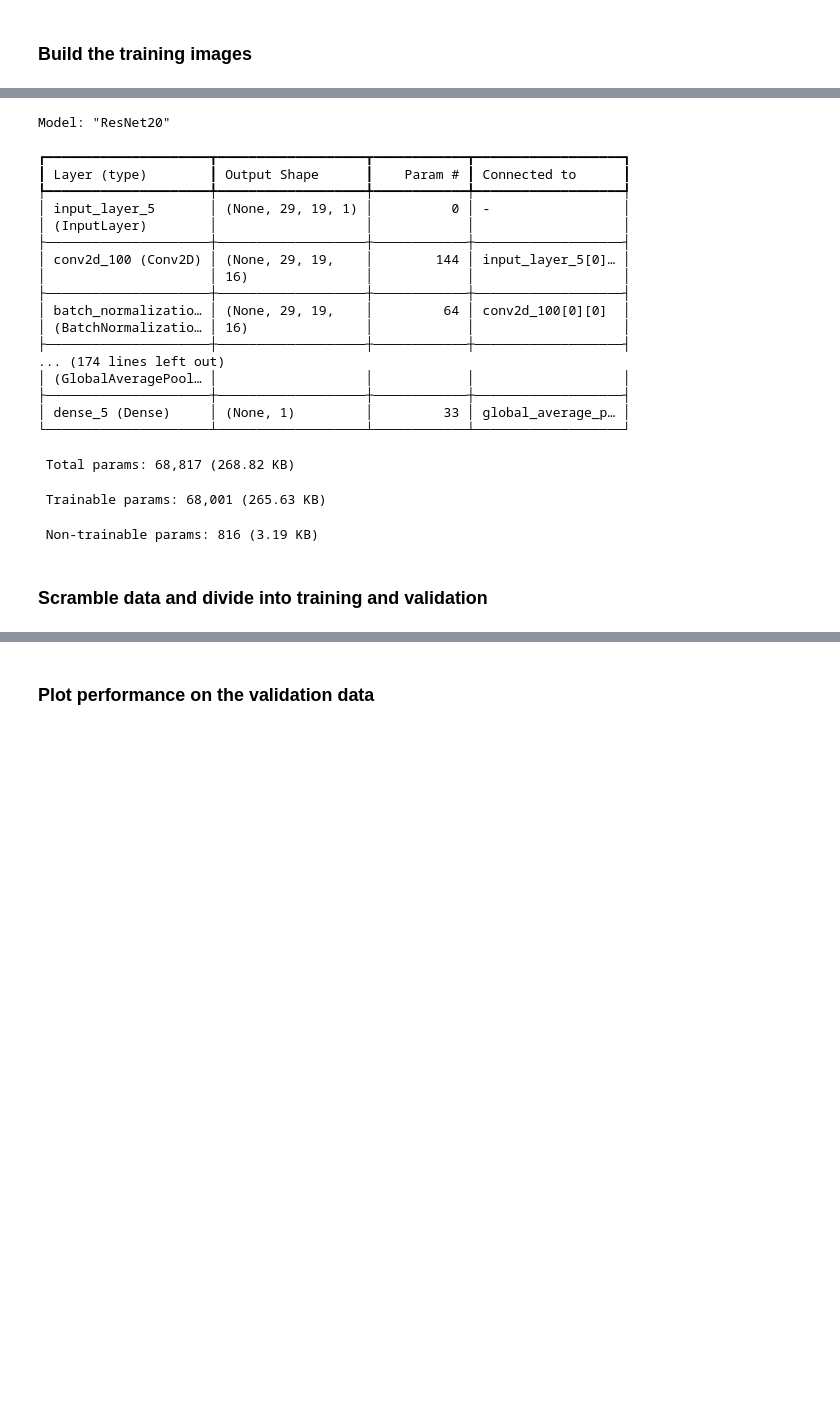
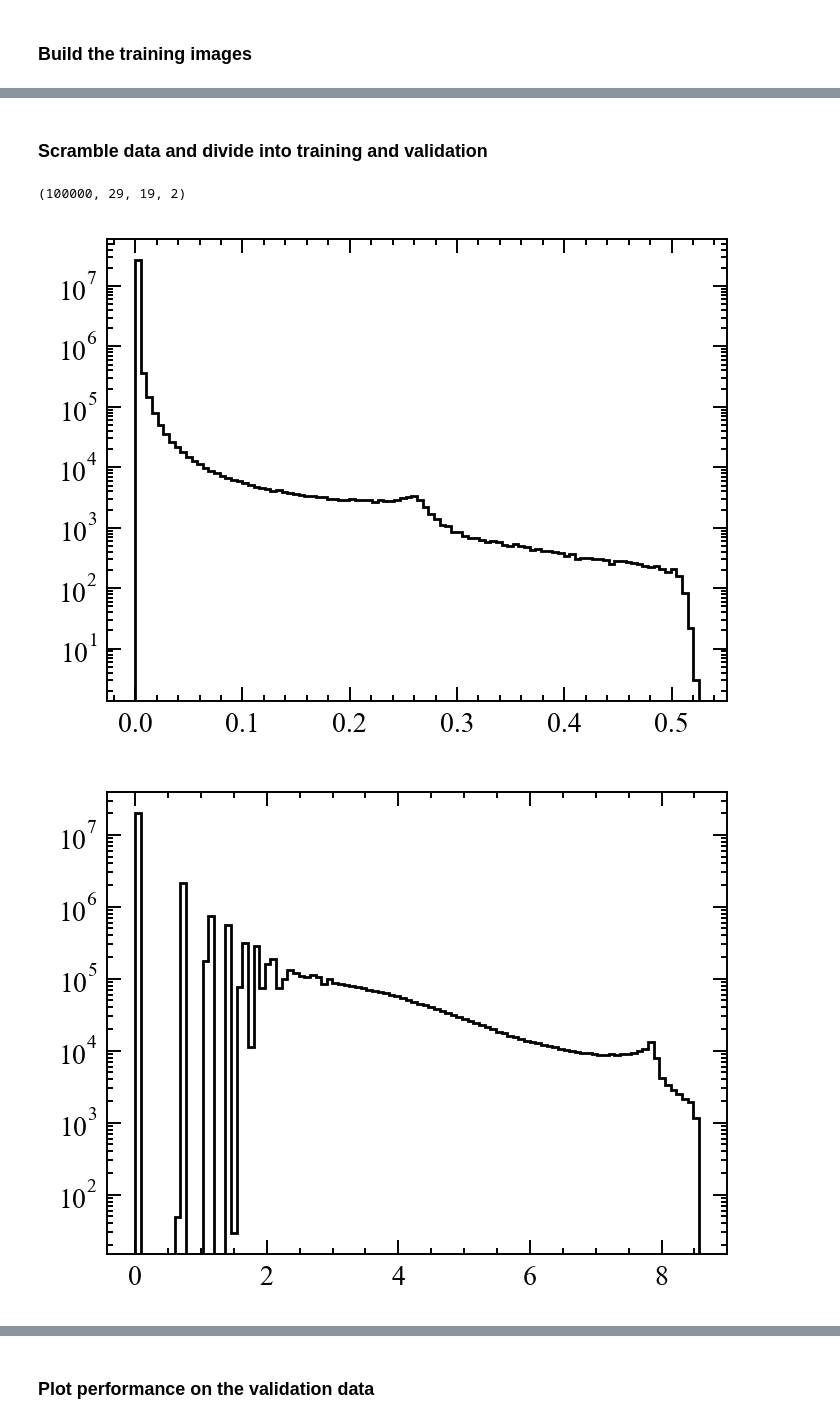
Before and after one commit to clarkehardy/multiscatter-rejection, a Jupyter notebook: ss_ms_cnn.ipynb, the cells around one changed output, grey strips where cells are left out. Cells and saved outputs as stored; diff of their text form; code cells hidden in the pictures; blank space fills up the shorter version.

```diff
--- a/ss_ms_cnn.ipynb
+++ b/ss_ms_cnn.ipynb
@@ -129,30 +143,3 @@ fig.savefig('ss_sample_image.png')
-# %%
-from tensorflow.keras import callbacks
-
-model = ResNet14(input_shape=(29,19,1), num_classes=1)
-model.summary()
-# %% [output]
-Model: "ResNet20"
-┏━━━━━━━━━━━━━━━━━━━━━┳━━━━━━━━━━━━━━━━━━━┳━━━━━━━━━━━━┳━━━━━━━━━━━━━━━━━━━┓
-┃ Layer (type)        ┃ Output Shape      ┃    Param # ┃ Connected to      ┃
-┡━━━━━━━━━━━━━━━━━━━━━╇━━━━━━━━━━━━━━━━━━━╇━━━━━━━━━━━━╇━━━━━━━━━━━━━━━━━━━┩
-│ input_layer_5       │ (None, 29, 19, 1) │          0 │ -                 │
-│ (InputLayer)        │                   │            │                   │
-├─────────────────────┼───────────────────┼────────────┼───────────────────┤
-│ conv2d_100 (Conv2D) │ (None, 29, 19,    │        144 │ input_layer_5[0]… │
-│                     │ 16)               │            │                   │
-├─────────────────────┼───────────────────┼────────────┼───────────────────┤
-│ batch_normalizatio… │ (None, 29, 19,    │         64 │ conv2d_100[0][0]  │
-│ (BatchNormalizatio… │ 16)               │            │                   │
-├─────────────────────┼───────────────────┼────────────┼───────────────────┤
-... (174 lines left out)
-│ (GlobalAveragePool… │                   │            │                   │
-├─────────────────────┼───────────────────┼────────────┼───────────────────┤
-│ dense_5 (Dense)     │ (None, 1)         │         33 │ global_average_p… │
-└─────────────────────┴───────────────────┴────────────┴───────────────────┘
- Total params: 68,817 (268.82 KB)
- Trainable params: 68,001 (265.63 KB)
- Non-trainable params: 816 (3.19 KB)
 # %% [markdown]
 ### Scramble data and divide into training and validation
 # %%
@@ -160,7 +147,7 @@ truth_ms = np.zeros(images_ms.shape[0])
 truth_ss = np.ones(images_ss.shape[0])
 
 images_all = np.vstack((images_ss, images_ms))
-truth_all = np.hstack((truth_ss, truth_ms)) #.T
+truth_all = np.hstack((truth_ss, truth_ms))
 
 permutation = np.random.permutation(truth_all.shape[0])
 
@@ -175,13 +162,31 @@ images_validation = images_scrambled[int(-validation_split*images_scrambled.shap
 truth_validation = truth_scrambled[int(-validation_split*truth_scrambled.shape[0]):]
 indices_validation = permutation[int(-validation_split*permutation.shape[0]):]
 
-np.savez('data/images_{:.0e}_events_{:.0e}_photons.npz'.format(num_events, n_photons), images_training=images_training, \
-         truth_training=truth_training, images_validation=images_validation, truth_validation=truth_validation, \
-         indices_validation=indices_validation)
+descrip = 'log'
 
+# np.savez('data/images_{:.0e}_events_{:.0e}_photons_{}.npz'.format(num_events, n_photons, descrip), images_training=images_training, \
+#          truth_training=truth_training, images_validation=images_validation, truth_validation=truth_validation, \
+#          indices_validation=indices_validation, images_all=images_all, truth_all=truth_all)
+
+# num_events = 50000
+# n_photons = 1e4
 # loaded = np.load('data/images_{:.0e}_events_{:.0e}_photons.npz'.format(num_events, n_photons))
 # images_training = loaded['images_training']
 # truth_training = loaded['truth_training']
 # images_validation = loaded['images_validation']
 # truth_validation = loaded['truth_validation']
 # indices_validation = loaded['indices_validation']
+# images_all = loaded['images_all']
+# truth_all = loaded['truth_all']
+# %% [output]
+(100000, 29, 19, 2)
+# %%
+plt.hist(images_ms.ravel(), histtype='step', bins=100)
+plt.yscale('log')
+
+plt.figure()
+plt.hist(np.log1p(1e4*images_ms).ravel(), histtype='step', bins=100)
+plt.yscale('log')
+# %% [output]
+[figure, added]
+[figure, added]
```
Also changed, not shown: parts of 19 cells of this notebook, 4 other files.
